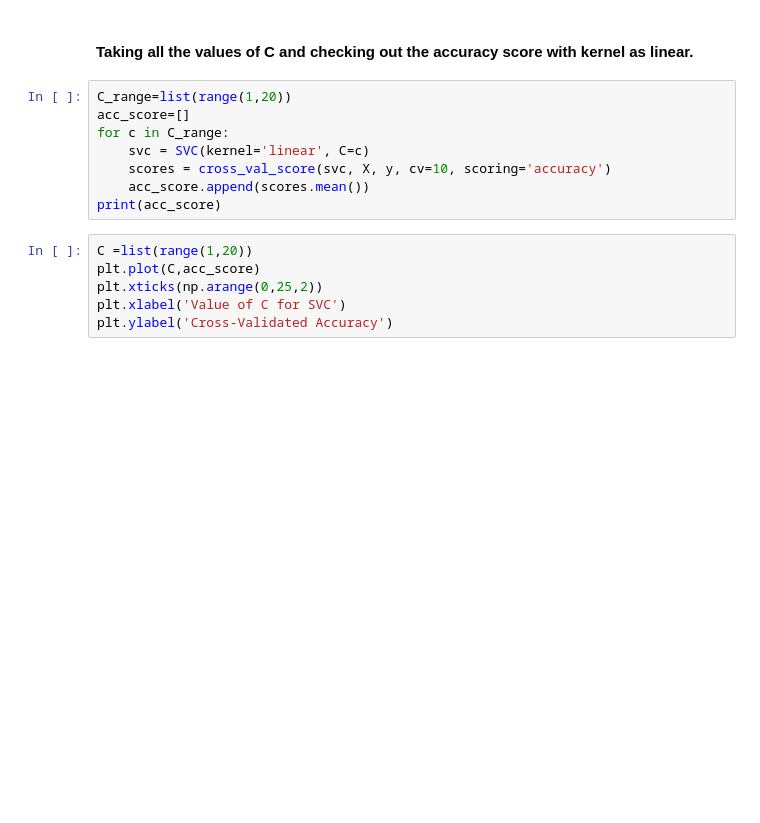
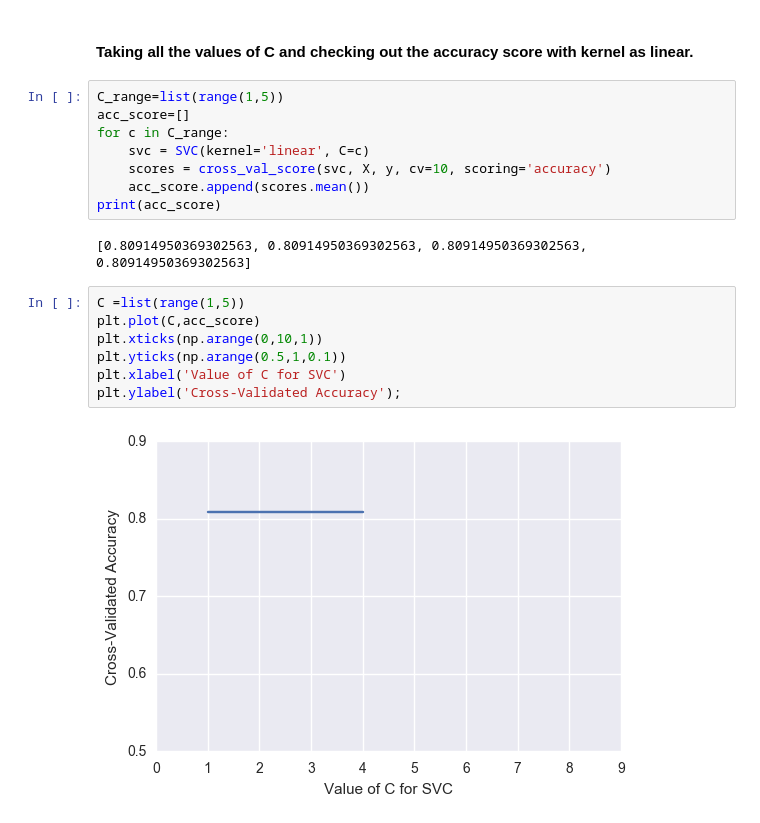
Before and after one commit to nutan06/Supervised-Learning, a Jupyter notebook: SVM/SVM.ipynb, the cells around one changed output. Cells and saved outputs as stored; diff of their text form; blank space fills up the shorter version.

Commit message:
Accuracy score loop correction

```diff
--- a/SVM/SVM.ipynb
+++ b/SVM/SVM.ipynb
@@ -328,16 +328,21 @@ print(scores.mean())
 # %% [markdown]
 #### Taking all the values of C and checking out the accuracy score with kernel as linear.
 # %%
-C_range=list(range(1,20))
+C_range=list(range(1,5))
 acc_score=[]
 for c in C_range:
     svc = SVC(kernel='linear', C=c)
     scores = cross_val_score(svc, X, y, cv=10, scoring='accuracy')
     acc_score.append(scores.mean())
 print(acc_score)
+# %% [output]
+[0.80914950369302563, 0.80914950369302563, 0.80914950369302563, 0.80914950369302563]
 # %%
-C =list(range(1,20))
+C =list(range(1,5))
 plt.plot(C,acc_score)
-plt.xticks(np.arange(0,25,2))
+plt.xticks(np.arange(0,10,1))
+plt.yticks(np.arange(0.5,1,0.1))
 plt.xlabel('Value of C for SVC')
-plt.ylabel('Cross-Validated Accuracy')
+plt.ylabel('Cross-Validated Accuracy');
+# %% [output]
+[figure, added]
```
Also changed, not shown: parts of 5 cells of this notebook.
